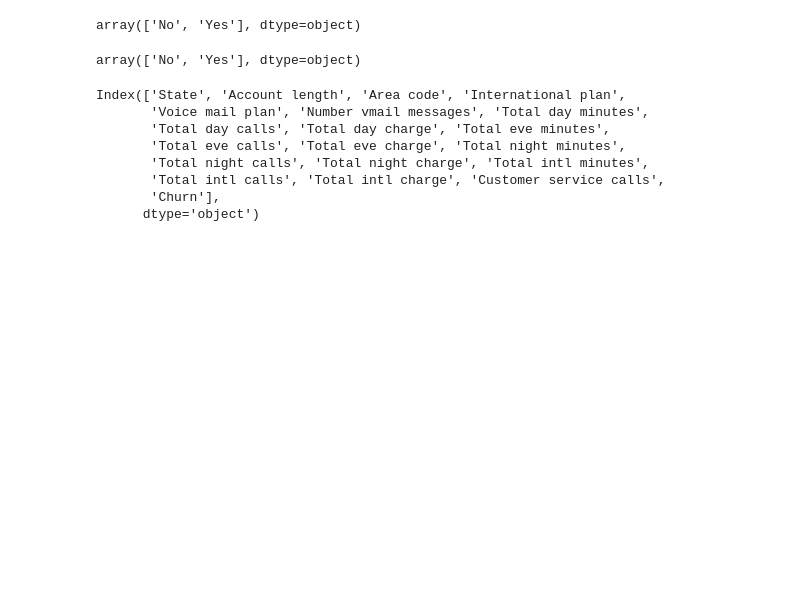
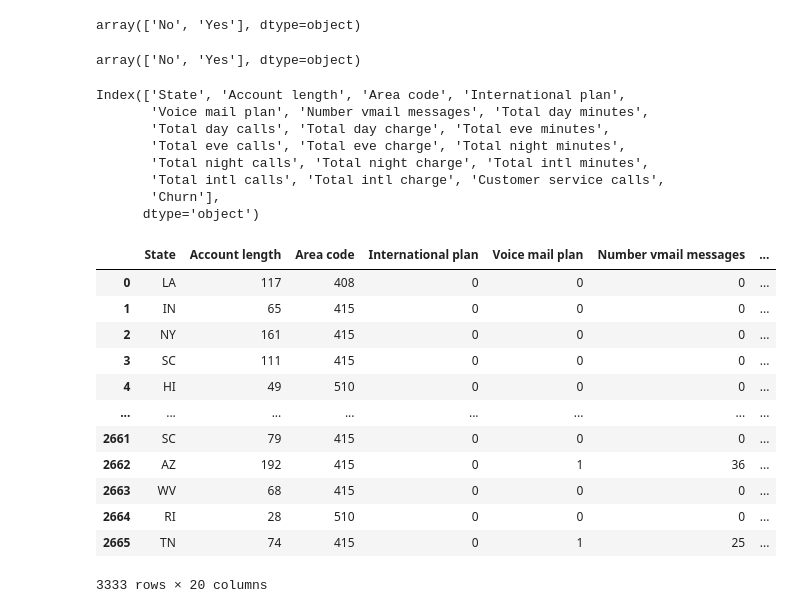
Before and after one commit to MaukanMir/Telecom-Classifier, a Jupyter notebook: training.ipynb, the cells around one changed output. Saved outputs shown, nothing was run; the diff lists cells and outputs as text; code cells hidden in the pictures; blank space fills up the shorter version.

Commit message:
Added new columns

```diff
--- a/training.ipynb
+++ b/training.ipynb
@@ -114,3 +114,19 @@ Index(['State', 'Account length', 'Area code', 'International plan',
        'Total intl calls', 'Total intl charge', 'Customer service calls',
        'Churn'],
       dtype='object')
+# %%
+df
+# %% [output]
+|  | State | Account length | Area code | International plan | Voice mail plan | Number vmail messages | ... |
+| 0 | LA | 117 | 408 | 0 | 0 | 0 | ... |
+| 1 | IN | 65 | 415 | 0 | 0 | 0 | ... |
+| 2 | NY | 161 | 415 | 0 | 0 | 0 | ... |
+| 3 | SC | 111 | 415 | 0 | 0 | 0 | ... |
+| 4 | HI | 49 | 510 | 0 | 0 | 0 | ... |
+| ... | ... | ... | ... | ... | ... | ... | ... |
+| 2661 | SC | 79 | 415 | 0 | 0 | 0 | ... |
+| 2662 | AZ | 192 | 415 | 0 | 1 | 36 | ... |
+| 2663 | WV | 68 | 415 | 0 | 0 | 0 | ... |
+| 2664 | RI | 28 | 510 | 0 | 0 | 0 | ... |
+| 2665 | TN | 74 | 415 | 0 | 1 | 25 | ... |
+3333 rows × 20 columns
```
Also changed, not shown: parts of 1 cell of this notebook.
